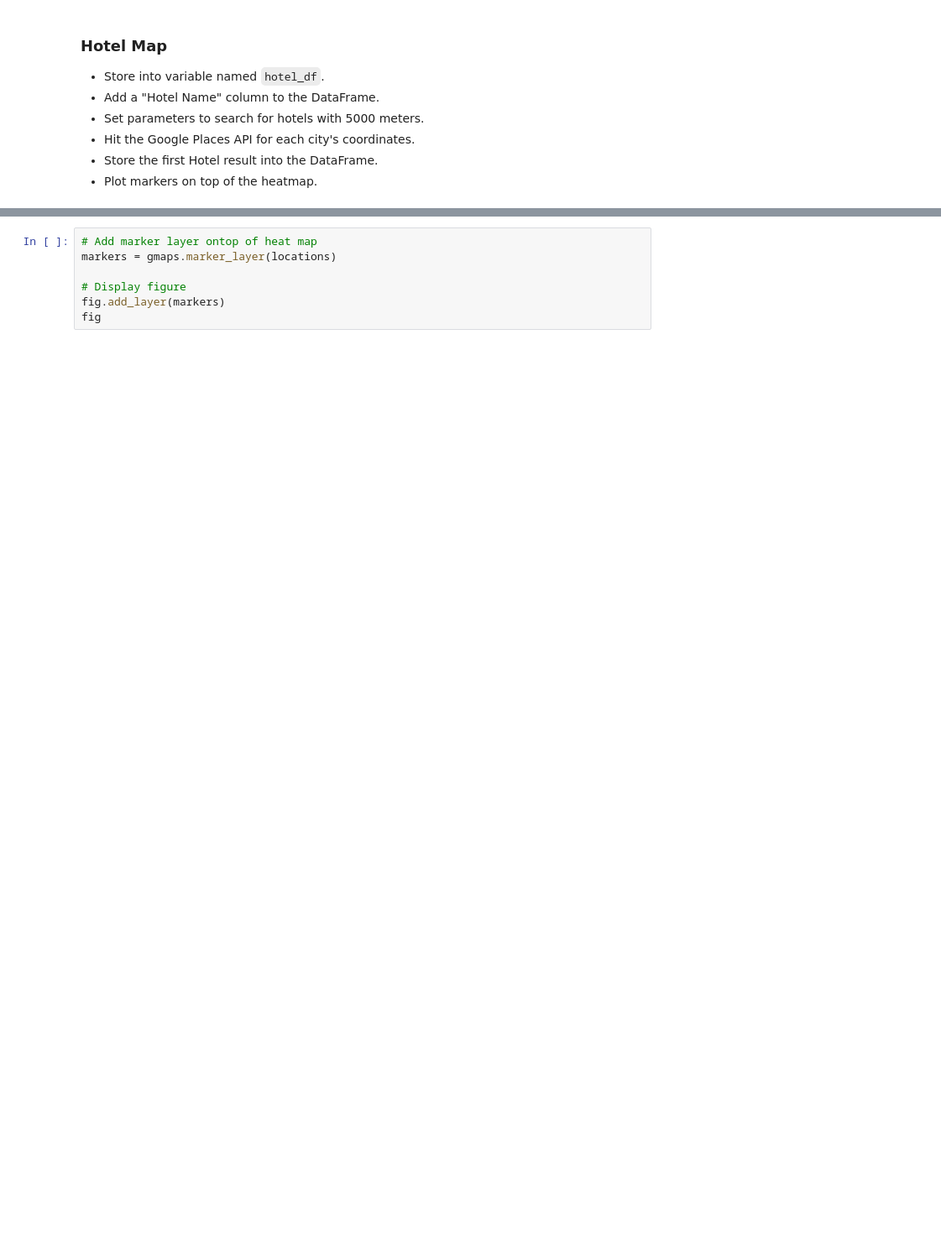
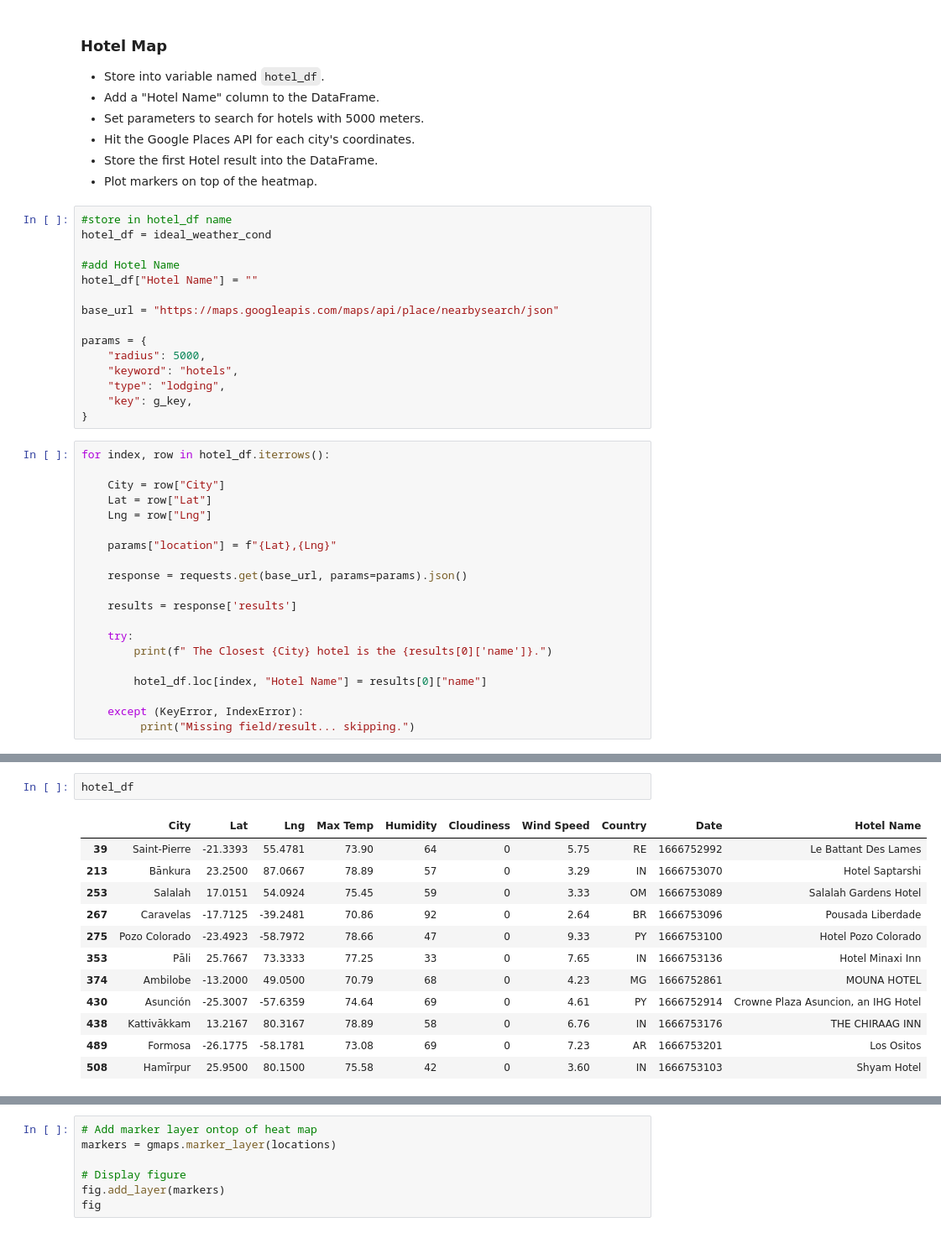
Before and after one commit to DevSher23/python-api-challenge, a Jupyter notebook: WeatherPy/VacationPy Complete.ipynb, the cells around one changed output, grey strips where cells are left out. Shown: that part at 84% size. Cells and saved outputs as stored; diff of their text form; blank space fills up the shorter version.

```diff
--- a/WeatherPy/VacationPy Complete.ipynb
+++ b/WeatherPy/VacationPy Complete.ipynb
@@ -85,3 +86,38 @@ ideal_weather_cond
 * Hit the Google Places API for each city's coordinates.
 * Store the first Hotel result into the DataFrame.
 * Plot markers on top of the heatmap.
+# %%
+#store in hotel_df name
+hotel_df = ideal_weather_cond
+
+#add Hotel Name
+hotel_df["Hotel Name"] = ""
+
+base_url = "https://maps.googleapis.com/maps/api/place/nearbysearch/json"
+
+params = {
+    "radius": 5000,
+    "keyword": "hotels",
+    "type": "lodging",
+    "key": g_key,
+}
+# %%
+for index, row in hotel_df.iterrows():
+
+    City = row["City"]
+    Lat = row["Lat"]
+    Lng = row["Lng"]
+
+    params["location"] = f"{Lat},{Lng}"
+
+    response = requests.get(base_url, params=params).json()
+
+    results = response['results']
+
+    try:
+        print(f" The Closest {City} hotel is the {results[0]['name']}.")
+
+        hotel_df.loc[index, "Hotel Name"] = results[0]["name"]
+
+    except (KeyError, IndexError):
+         print("Missing field/result... skipping.")
@@ -88,3 +136,18 @@ ideal_weather_cond
+# %%
+hotel_df
+# %% [output]
+|  | City | Lat | Lng | Max Temp | Humidity | Cloudiness | Wind Speed | Country | Date | Hotel Name |
+| 39 | Saint-Pierre | -21.3393 | 55.4781 | 73.90 | 64 | 0 | 5.75 | RE | 1666752992 | Le Battant Des Lames |
+| 213 | Bānkura | 23.2500 | 87.0667 | 78.89 | 57 | 0 | 3.29 | IN | 1666753070 | Hotel Saptarshi |
+| 253 | Salalah | 17.0151 | 54.0924 | 75.45 | 59 | 0 | 3.33 | OM | 1666753089 | Salalah Gardens Hotel |
+| 267 | Caravelas | -17.7125 | -39.2481 | 70.86 | 92 | 0 | 2.64 | BR | 1666753096 | Pousada Liberdade |
+| 275 | Pozo Colorado | -23.4923 | -58.7972 | 78.66 | 47 | 0 | 9.33 | PY | 1666753100 | Hotel Pozo Colorado |
+| 353 | Pāli | 25.7667 | 73.3333 | 77.25 | 33 | 0 | 7.65 | IN | 1666753136 | Hotel Minaxi Inn |
+| 374 | Ambilobe | -13.2000 | 49.0500 | 70.79 | 68 | 0 | 4.23 | MG | 1666752861 | MOUNA HOTEL |
+| 430 | Asunción | -25.3007 | -57.6359 | 74.64 | 69 | 0 | 4.61 | PY | 1666752914 | Crowne Plaza Asuncion, an IHG Hotel |
+| 438 | Kattivākkam | 13.2167 | 80.3167 | 78.89 | 58 | 0 | 6.76 | IN | 1666753176 | THE CHIRAAG INN |
+| 489 | Formosa | -26.1775 | -58.1781 | 73.08 | 69 | 0 | 7.23 | AR | 1666753201 | Los Ositos |
+| 508 | Hamīrpur | 25.9500 | 80.1500 | 75.58 | 42 | 0 | 3.60 | IN | 1666753103 | Shyam Hotel |
 # %%
 # NOTE: Do not change any of the code in this cell
 
```
Also changed, not shown: parts of 5 cells of this notebook, 24 other files.
